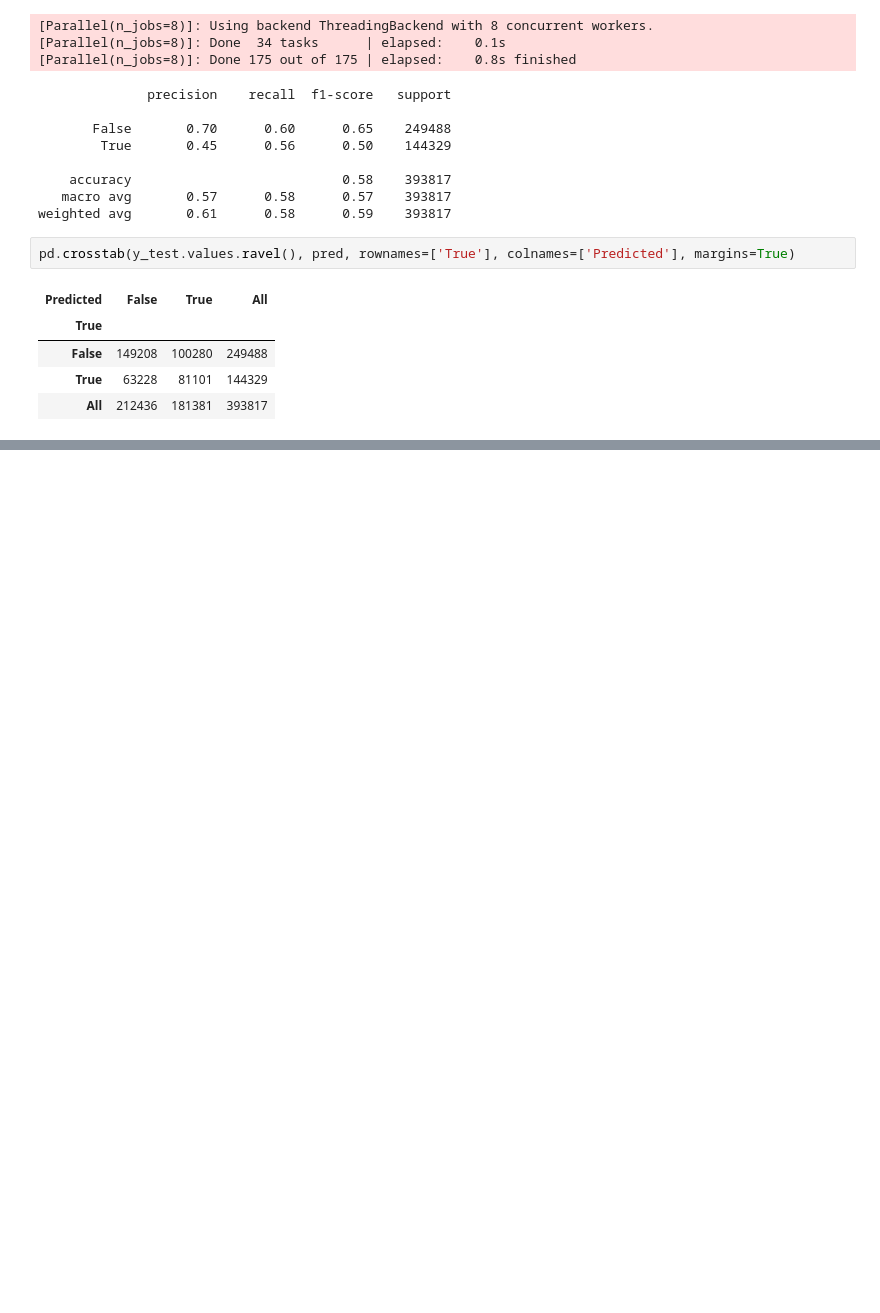
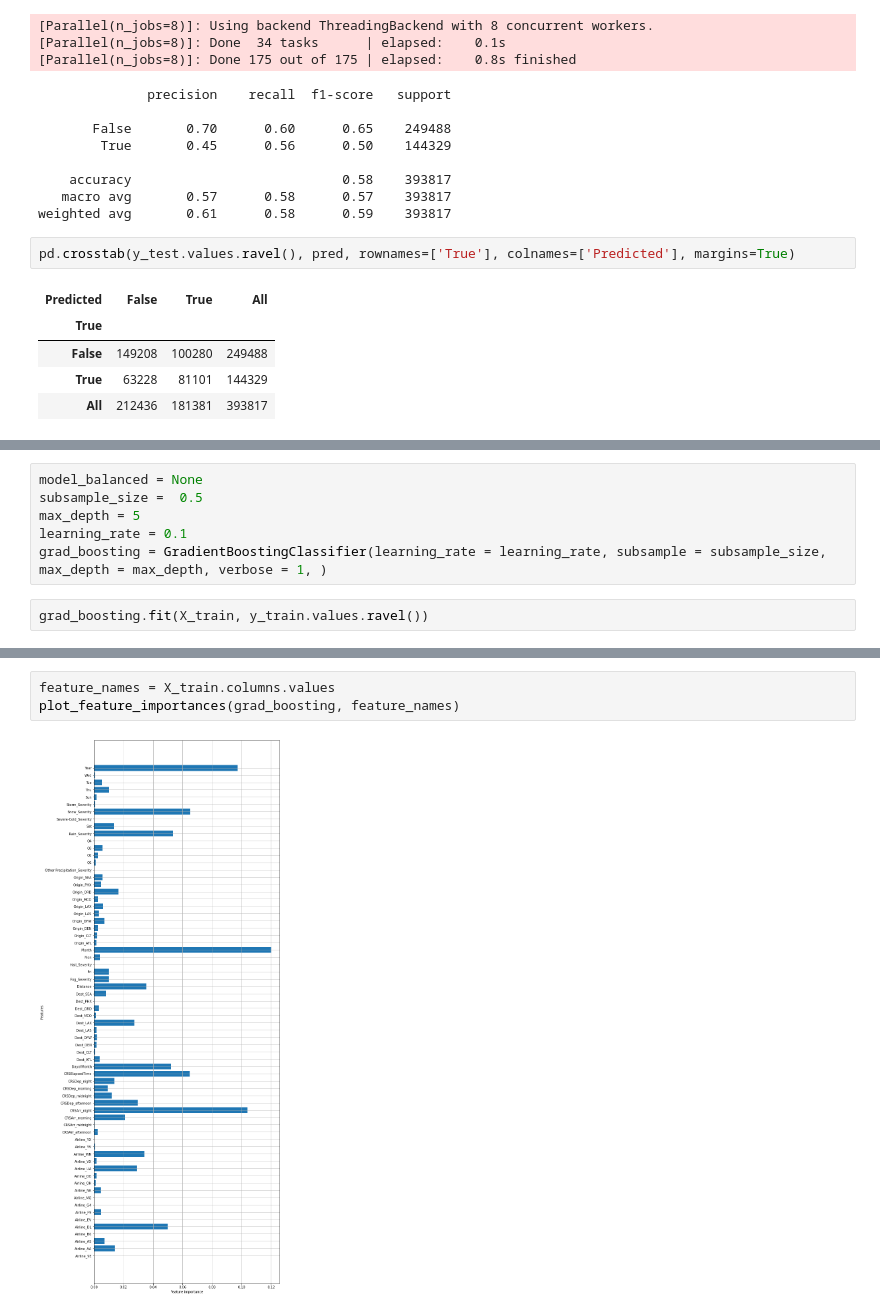
Before and after one commit to PPPSDavid/ORIE-4741-Project, a Jupyter notebook: Classification Model 10_with_10.ipynb, the cells around one changed output, grey strips where cells are left out. Drawn from its saved outputs; the diff is of its cells as text; blank space fills up the shorter version.

```diff
--- a/Classification Model 10_with_10.ipynb
+++ b/Classification Model 10_with_10.ipynb
@@ -320,0 +355,8 @@ pd.crosstab(y_test.values.ravel(), pred, rownames=['True'], colnames=['Predicted
+# %%
+model_balanced = None
+subsample_size =  0.5
+max_depth = 5
+learning_rate = 0.1
+grad_boosting = GradientBoostingClassifier(learning_rate = learning_rate, subsample = subsample_size, max_depth = max_depth, verbose = 1, )
+# %%
+grad_boosting.fit(X_train, y_train.values.ravel())
@@ -320,0 +385,5 @@ pd.crosstab(y_test.values.ravel(), pred, rownames=['True'], colnames=['Predicted
+# %%
+feature_names = X_train.columns.values
+plot_feature_importances(grad_boosting, feature_names)
+# %% [output]
+[figure, added]
```
Also changed, not shown: parts of 18 cells of this notebook.
